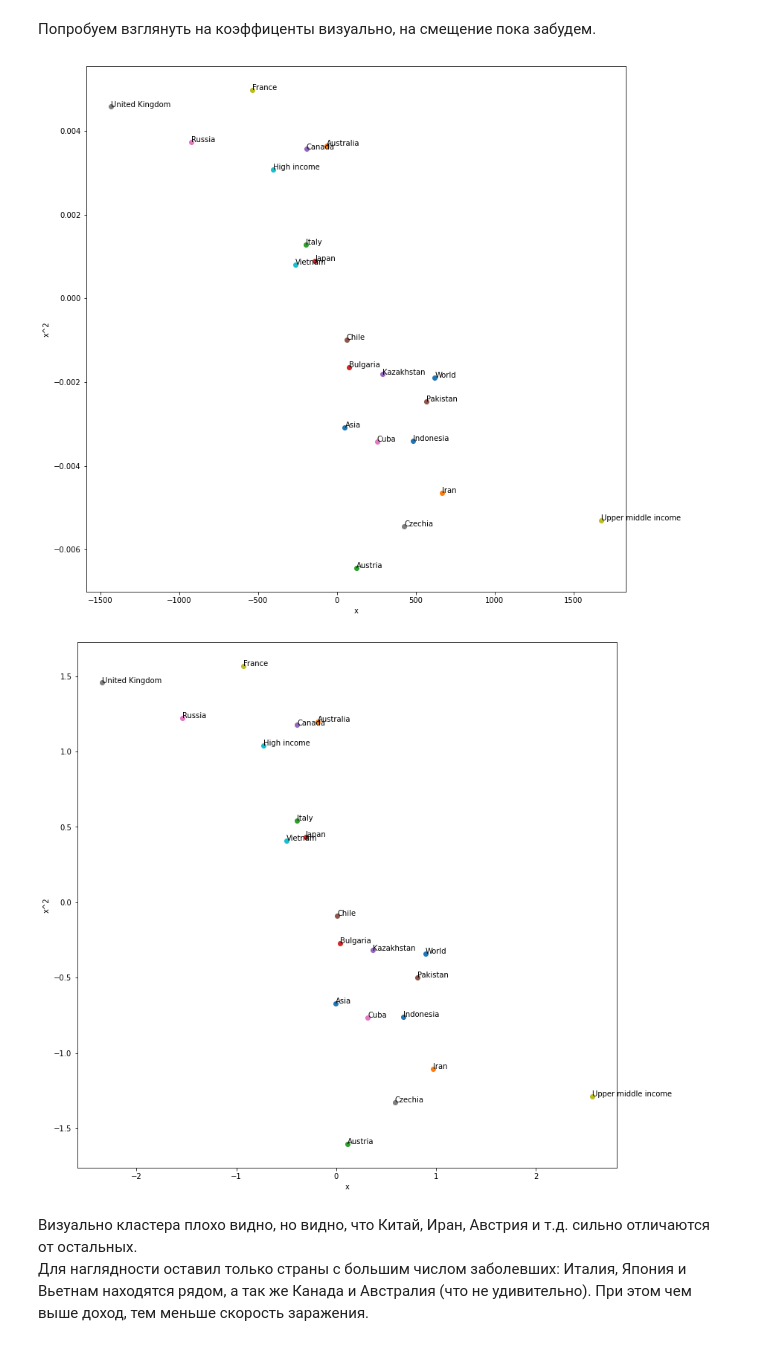
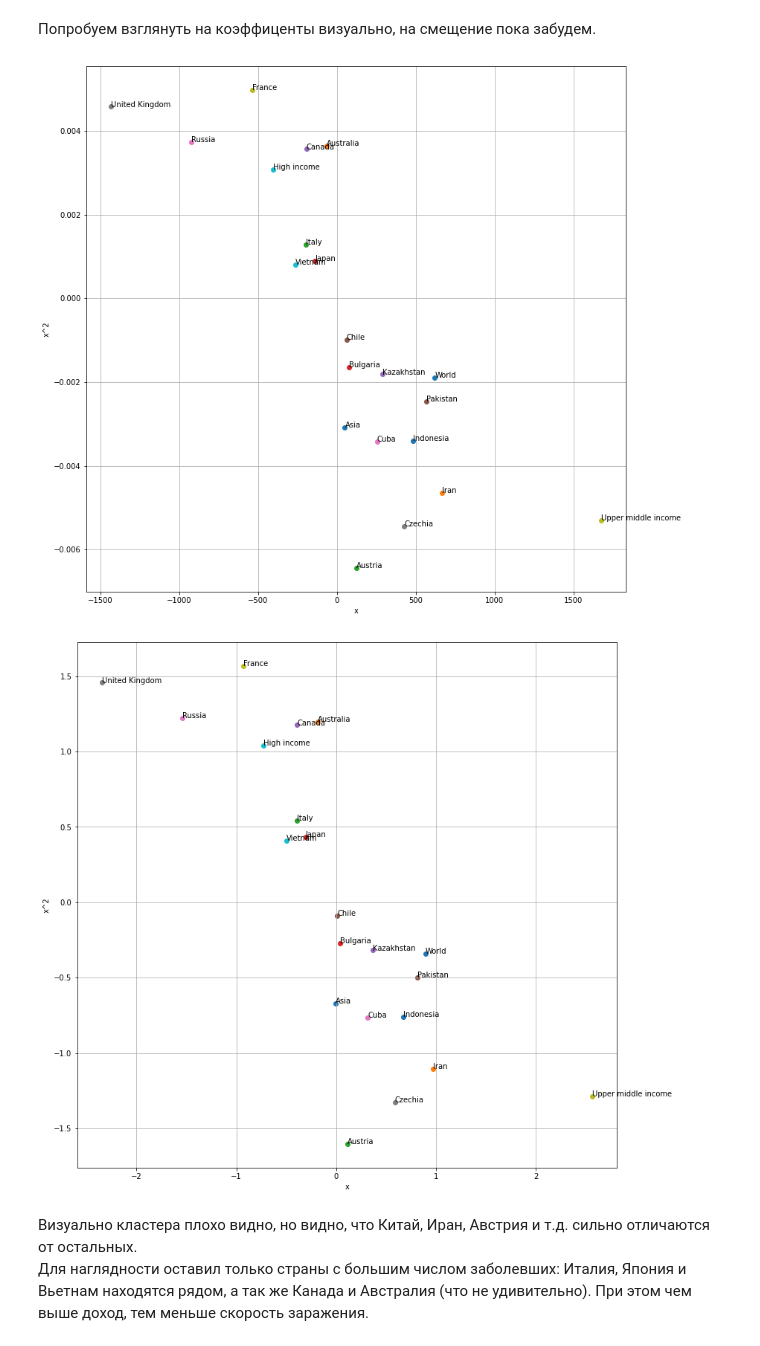
Before and after one commit to made-hw/AML, a Jupyter notebook: Продвинутое машинное обучение.ДЗ 1.ipynb, the cells around one changed output. Cells and saved outputs as stored; diff of their text form; code cells hidden in the pictures.

```diff
--- a/Продвинутое машинное обучение.ДЗ 1.ipynb
+++ b/Продвинутое машинное обучение.ДЗ 1.ipynb
@@ -387,14 +387,15 @@ for country in data_full.location.unique():
 # %%
 fig = plt.figure(figsize=(13, 13))
 ax = fig.add_subplot(111)
 ax.set_xlabel("x")
 ax.set_ylabel("x^2")
 
 for res in results:
     plt.scatter(res[2], res[3])
     plt.annotate(res[0], (res[2], res[3]))
+plt.grid()
 # %% [output]
-[figure, old version]
+[figure, new version]
 # %%
 country_data = pd.DataFrame(results)
 country_data.columns = ['cntry', 'intercept', 'x', 'x2']
@@ -409,8 +410,9 @@ ax.set_ylabel("x^2")
 for res in normalized_country_data.iterrows():
     plt.scatter(res[1].x, res[1].x2)
     plt.annotate(res[1].cntry, (res[1].x, res[1].x2))
+plt.grid()
 # %% [output]
-[figure, old version]
+[figure, new version]
 # %% [markdown]
 Визуально кластера плохо видно, но видно, что Китай, Иран, Австрия и т.д. сильно отличаются от остальных.
 Для наглядности оставил только страны с большим числом заболевших: Италия, Япония и Вьетнам находятся рядом, а так же Канада и Австралия (что не удивительно). При этом чем выше доход, тем меньше скорость заражения.
```
